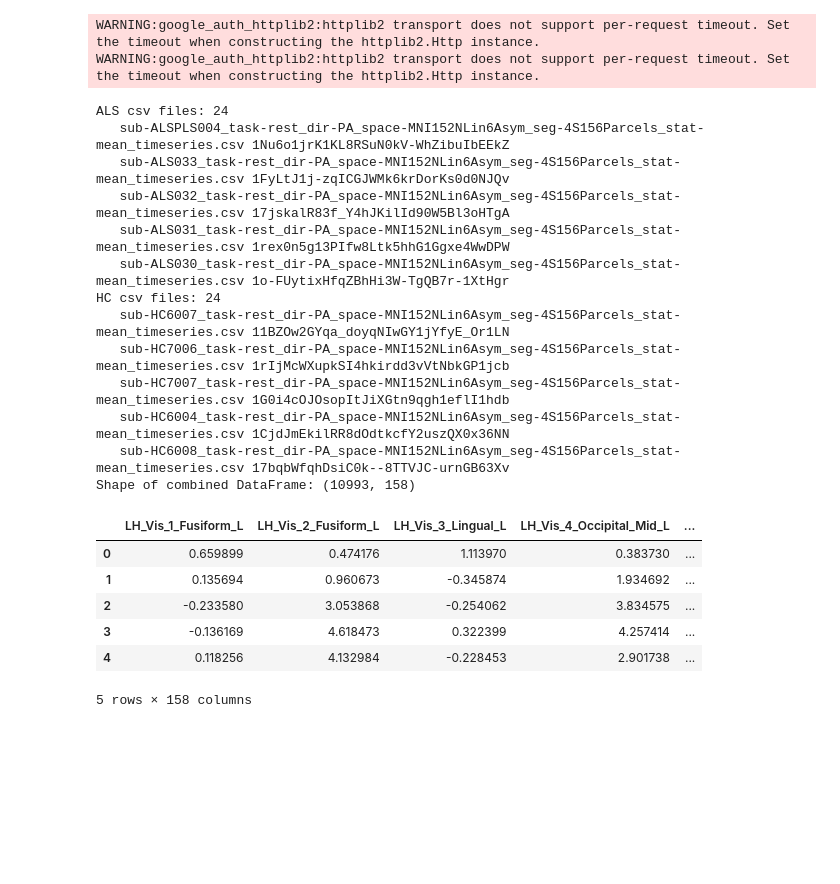
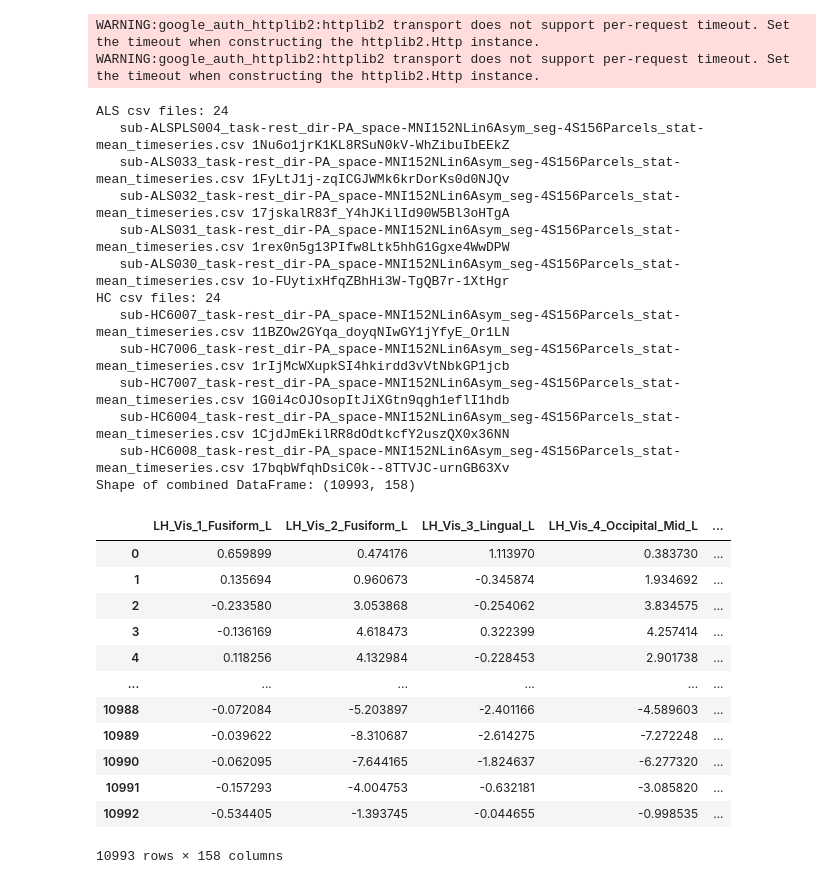
Before and after one commit to mametaro99/fMRI-ALS-HC-classification, a Jupyter notebook: FMRI_ReccurenceTriangle.ipynb, the cells around one changed output. Saved outputs shown, nothing was run; the diff lists cells and outputs as text; code cells hidden in the pictures; blank space fills up the shorter version.

```diff
--- a/FMRI_ReccurenceTriangle.ipynb
+++ b/FMRI_ReccurenceTriangle.ipynb
@@ -128,32 +128,38 @@ for file_info in als_files:
 
 for file_info in hc_files:
     df = load_fmri_file(file_info, "HC")
     data_frames.append(df)
 
 fmri_data = pd.concat(data_frames, ignore_index=True)
 
 print("Shape of combined DataFrame:", fmri_data.shape)
-display(fmri_data.head())
+display(fmri_data)
 # %% [output]
 WARNING:google_auth_httplib2:httplib2 transport does not support per-request timeout. Set the timeout when constructing the httplib2.Http instance.
 WARNING:google_auth_httplib2:httplib2 transport does not support per-request timeout. Set the timeout when constructing the httplib2.Http instance.
 ALS csv files: 24
    sub-ALSPLS004_task-rest_dir-PA_space-MNI152NLin6Asym_seg-4S156Parcels_stat-mean_timeseries.csv 1Nu6o1jrK1KL8RSuN0kV-WhZibuIbEEkZ
    sub-ALS033_task-rest_dir-PA_space-MNI152NLin6Asym_seg-4S156Parcels_stat-mean_timeseries.csv 1FyLtJ1j-zqICGJWMk6krDorKs0d0NJQv
    sub-ALS032_task-rest_dir-PA_space-MNI152NLin6Asym_seg-4S156Parcels_stat-mean_timeseries.csv 17jskalR83f_Y4hJKilId90W5Bl3oHTgA
    sub-ALS031_task-rest_dir-PA_space-MNI152NLin6Asym_seg-4S156Parcels_stat-mean_timeseries.csv 1rex0n5g13PIfw8Ltk5hhG1Ggxe4WwDPW
    sub-ALS030_task-rest_dir-PA_space-MNI152NLin6Asym_seg-4S156Parcels_stat-mean_timeseries.csv 1o-FUytixHfqZBhHi3W-TgQB7r-1XtHgr
 HC csv files: 24
    sub-HC6007_task-rest_dir-PA_space-MNI152NLin6Asym_seg-4S156Parcels_stat-mean_timeseries.csv 11BZOw2GYqa_doyqNIwGY1jYfyE_Or1LN
    sub-HC7006_task-rest_dir-PA_space-MNI152NLin6Asym_seg-4S156Parcels_stat-mean_timeseries.csv 1rIjMcWXupkSI4hkirdd3vVtNbkGP1jcb
    sub-HC7007_task-rest_dir-PA_space-MNI152NLin6Asym_seg-4S156Parcels_stat-mean_timeseries.csv 1G0i4cOJOsopItJiXGtn9qgh1eflI1hdb
    sub-HC6004_task-rest_dir-PA_space-MNI152NLin6Asym_seg-4S156Parcels_stat-mean_timeseries.csv 1CjdJmEkilRR8dOdtkcfY2uszQX0x36NN
    sub-HC6008_task-rest_dir-PA_space-MNI152NLin6Asym_seg-4S156Parcels_stat-mean_timeseries.csv 17bqbWfqhDsiC0k--8TTVJC-urnGB63Xv
 Shape of combined DataFrame: (10993, 158)
 |  | LH_Vis_1_Fusiform_L | LH_Vis_2_Fusiform_L | LH_Vis_3_Lingual_L | LH_Vis_4_Occipital_Mid_L | ... |
 | 0 | 0.659899 | 0.474176 | 1.113970 | 0.383730 | ... |
 | 1 | 0.135694 | 0.960673 | -0.345874 | 1.934692 | ... |
 | 2 | -0.233580 | 3.053868 | -0.254062 | 3.834575 | ... |
 | 3 | -0.136169 | 4.618473 | 0.322399 | 4.257414 | ... |
 | 4 | 0.118256 | 4.132984 | -0.228453 | 2.901738 | ... |
+| ... | ... | ... | ... | ... | ... |
+| 10988 | -0.072084 | -5.203897 | -2.401166 | -4.589603 | ... |
+| 10989 | -0.039622 | -8.310687 | -2.614275 | -7.272248 | ... |
+| 10990 | -0.062095 | -7.644165 | -1.824637 | -6.277320 | ... |
+| 10991 | -0.157293 | -4.004753 | -0.632181 | -3.085820 | ... |
+| 10992 | -0.534405 | -1.393745 | -0.044655 | -0.998535 | ... |
-5 rows × 158 columns
+10993 rows × 158 columns
```
Also changed, not shown: parts of 14 cells of this notebook.
